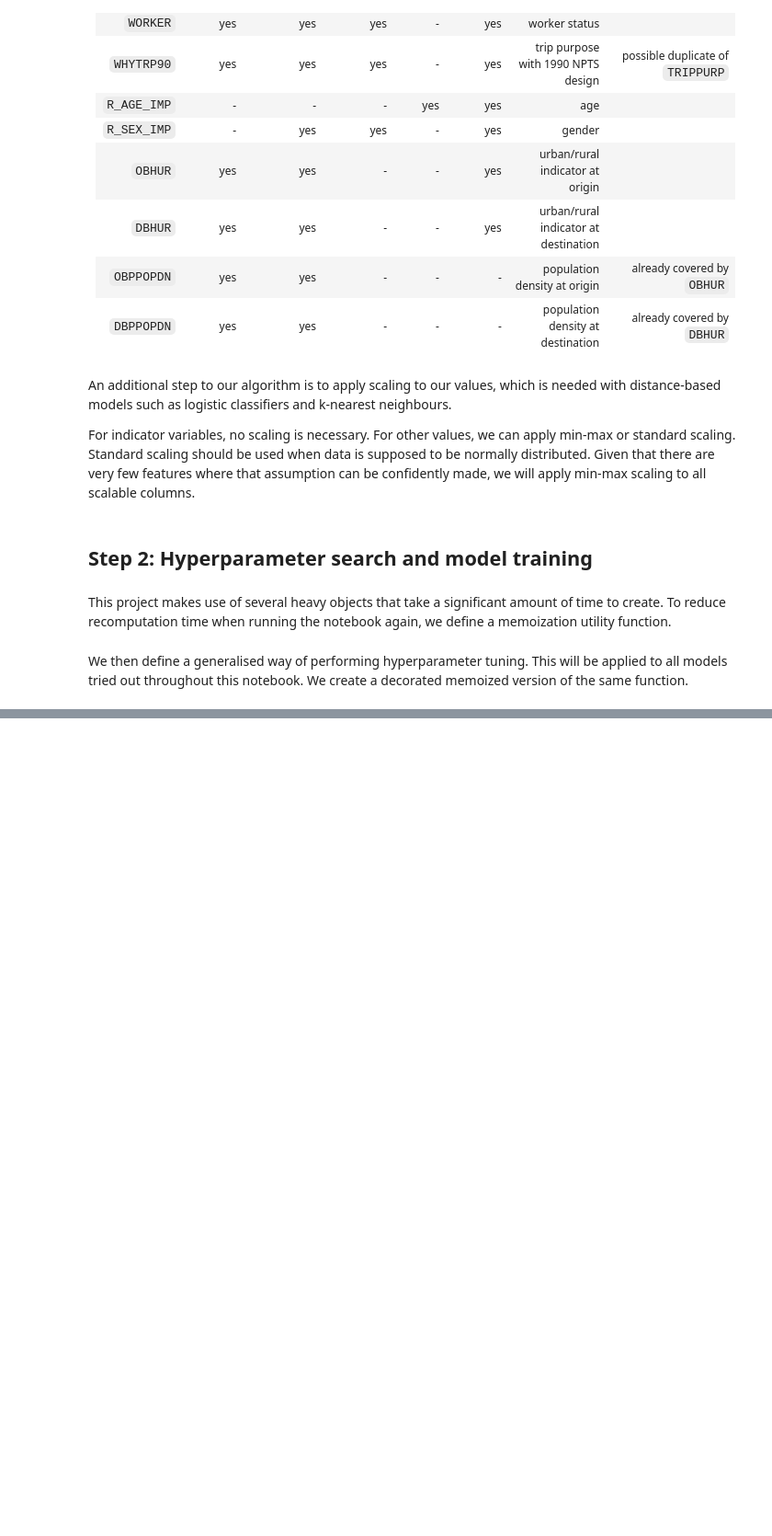
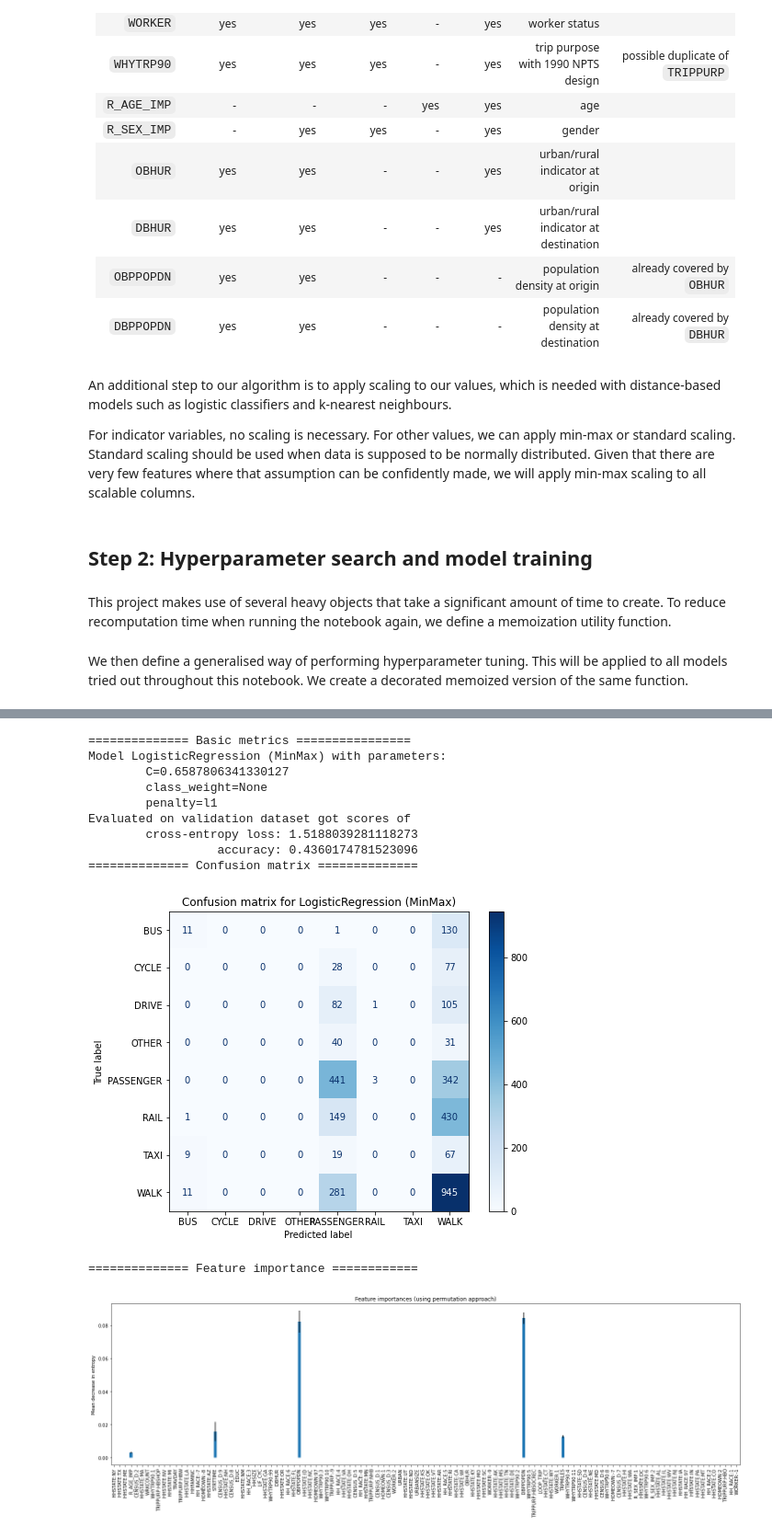
Before and after one commit to bataillard/DAMiT, a Jupyter notebook: ML Mode Choice/Model_NHTS_mode_choice.ipynb, the cells around one changed output, grey strips where cells are left out. Shown: that part at 92% size. Saved outputs shown, nothing was run; the diff lists cells and outputs as text; code cells hidden in the pictures; blank space fills up the shorter version.

```diff
--- a/ML Mode Choice/Model_NHTS_mode_choice.ipynb
+++ b/ML Mode Choice/Model_NHTS_mode_choice.ipynb
@@ -319,0 +541,15 @@ X_scaled
+# %%
+evaluate_model("LogisticRegression (MinMax)", best_logreg, logsearch)
+# %% [output]
+============== Basic metrics ================
+Model LogisticRegression (MinMax) with parameters:
+        C=0.6587806341330127
+        class_weight=None
+        penalty=l1
+Evaluated on validation dataset got scores of
+        cross-entropy loss: 1.5188039281118273
+                  accuracy: 0.4360174781523096
+============== Confusion matrix ==============
+[figure, added]
+============== Feature importance ============
+[figure, added]
```
Also changed, not shown: parts of 43 cells of this notebook, 23 other files.
